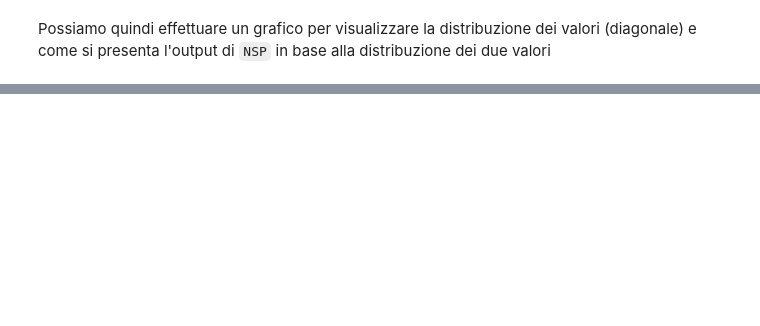
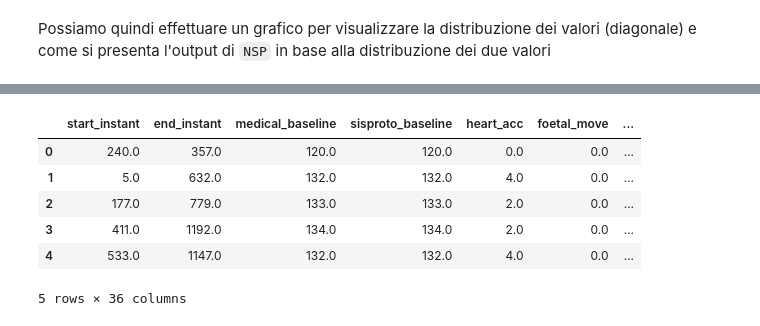
Before and after one commit to S-furi/CardioML, a Jupyter notebook: notebooks/cardio_ml.ipynb, the cells around one changed output, grey strips where cells are left out. Cells and saved outputs as stored; diff of their text form; code cells hidden in the pictures; blank space fills up the shorter version.

```diff
--- a/notebooks/cardio_ml.ipynb
+++ b/notebooks/cardio_ml.ipynb
@@ -243,0 +279,11 @@ sns.pairplot(data=df, vars=['largely_dec', 'prolongued_dec'], hue='nsp',
+# %%
+X = df.drop(columns="nsp")
+X.head(5)
+# %% [output]
+|  | start_instant | end_instant | medical_baseline | sisproto_baseline | heart_acc | foetal_move | ... |
+| 0 | 240.0 | 357.0 | 120.0 | 120.0 | 0.0 | 0.0 | ... |
+| 1 | 5.0 | 632.0 | 132.0 | 132.0 | 4.0 | 0.0 | ... |
+| 2 | 177.0 | 779.0 | 133.0 | 133.0 | 2.0 | 0.0 | ... |
+| 3 | 411.0 | 1192.0 | 134.0 | 134.0 | 2.0 | 0.0 | ... |
+| 4 | 533.0 | 1147.0 | 132.0 | 132.0 | 4.0 | 0.0 | ... |
+5 rows × 36 columns
```
Also changed, not shown: parts of 20 cells of this notebook.
